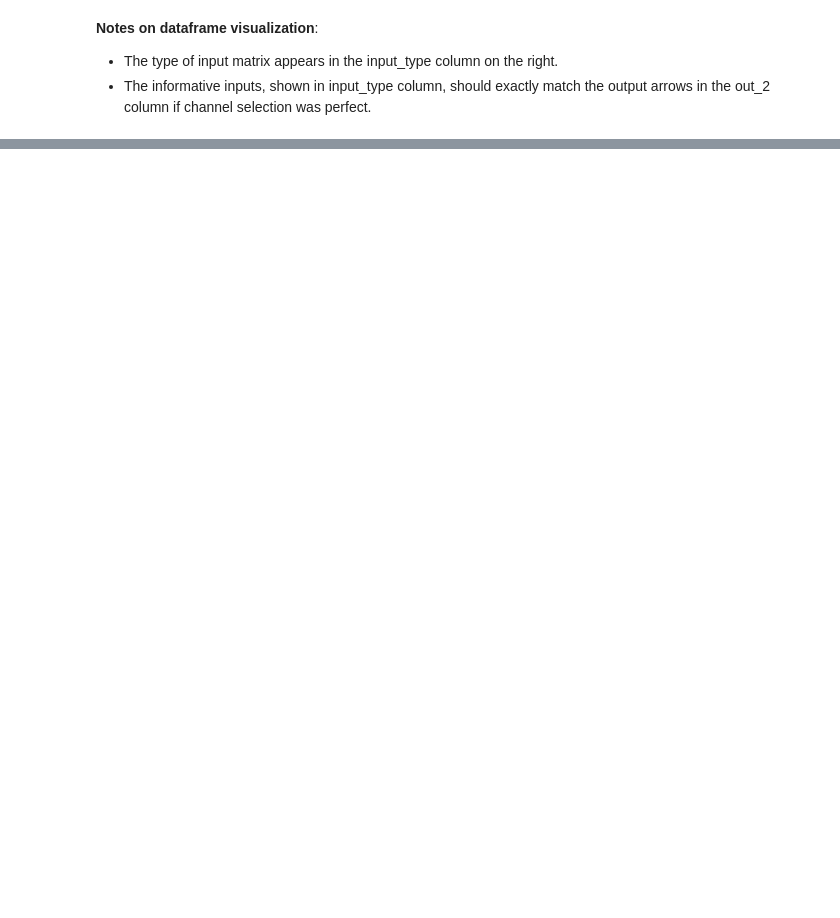
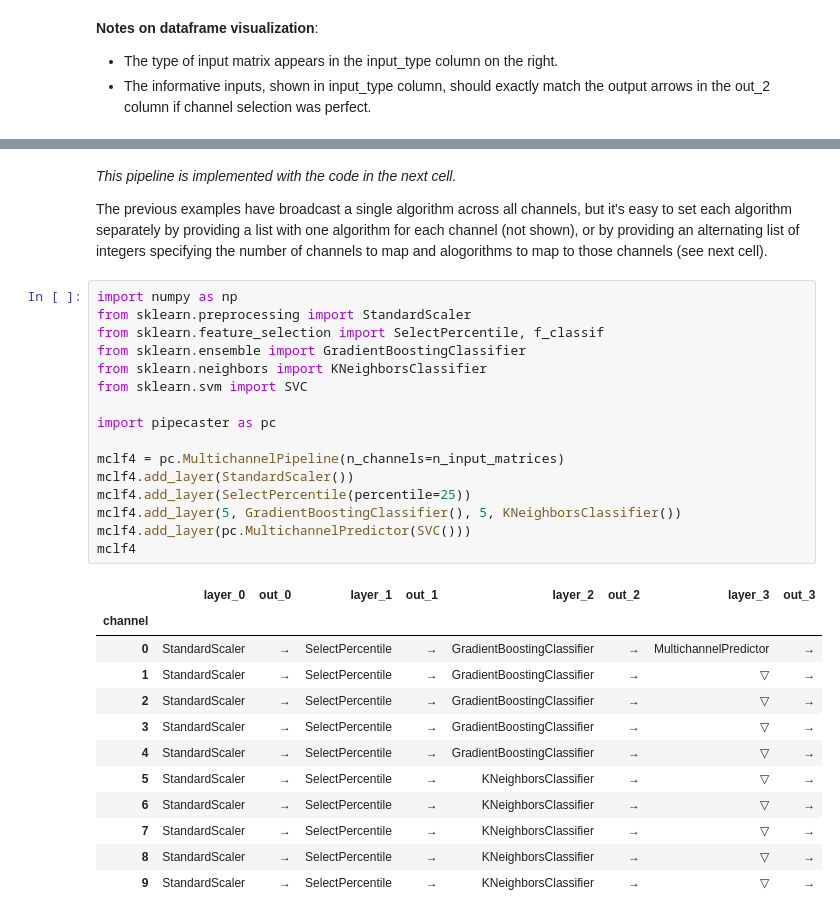
Before and after one commit to ajcallegari/scikit-multichannel, a Jupyter notebook: tutorial.ipynb, the cells around one changed output, grey strips where cells are left out. Drawn from its saved outputs; the diff is of its cells as text; blank space fills up the shorter version.

```diff
--- a/tutorial.ipynb
+++ b/tutorial.ipynb
@@ -348,0 +324,33 @@ balanced accuracy = 0.69 +/- 0.015165750888103088
+# %% [markdown]
+*This pipeline is implemented with the code in the next cell.*
+
+The previous examples have broadcast a single algorithm across all channels, but it's easy to set each algorithm separately by providing a list with one algorithm for each channel (not shown), or by providing an alternating list of integers specifying the number of channels to map and alogorithms to map to those channels (see next cell).
+# %%
+import numpy as np
+from sklearn.preprocessing import StandardScaler
+from sklearn.feature_selection import SelectPercentile, f_classif
+from sklearn.ensemble import GradientBoostingClassifier
+from sklearn.neighbors import KNeighborsClassifier
+from sklearn.svm import SVC
+
+import pipecaster as pc
+
+mclf4 = pc.MultichannelPipeline(n_channels=n_input_matrices)
+mclf4.add_layer(StandardScaler())
+mclf4.add_layer(SelectPercentile(percentile=25))
+mclf4.add_layer(5, GradientBoostingClassifier(), 5, KNeighborsClassifier())
+mclf4.add_layer(pc.MultichannelPredictor(SVC()))
+mclf4
+# %% [output]
+|  | layer_0 | out_0 | layer_1 | out_1 | layer_2 | out_2 | layer_3 | out_3 |
+| channel |  |  |  |  |  |  |  |  |
+| 0 | StandardScaler | → | SelectPercentile | → | GradientBoostingClassifier | → | MultichannelPredictor | → |
+| 1 | StandardScaler | → | SelectPercentile | → | GradientBoostingClassifier | → | ▽ | → |
+| 2 | StandardScaler | → | SelectPercentile | → | GradientBoostingClassifier | → | ▽ | → |
+| 3 | StandardScaler | → | SelectPercentile | → | GradientBoostingClassifier | → | ▽ | → |
+| 4 | StandardScaler | → | SelectPercentile | → | GradientBoostingClassifier | → | ▽ | → |
+| 5 | StandardScaler | → | SelectPercentile | → | KNeighborsClassifier | → | ▽ | → |
+| 6 | StandardScaler | → | SelectPercentile | → | KNeighborsClassifier | → | ▽ | → |
+| 7 | StandardScaler | → | SelectPercentile | → | KNeighborsClassifier | → | ▽ | → |
+| 8 | StandardScaler | → | SelectPercentile | → | KNeighborsClassifier | → | ▽ | → |
+| 9 | StandardScaler | → | SelectPercentile | → | KNeighborsClassifier | → | ▽ | → |
```
Also changed, not shown: parts of 27 cells of this notebook, 4 other files.
